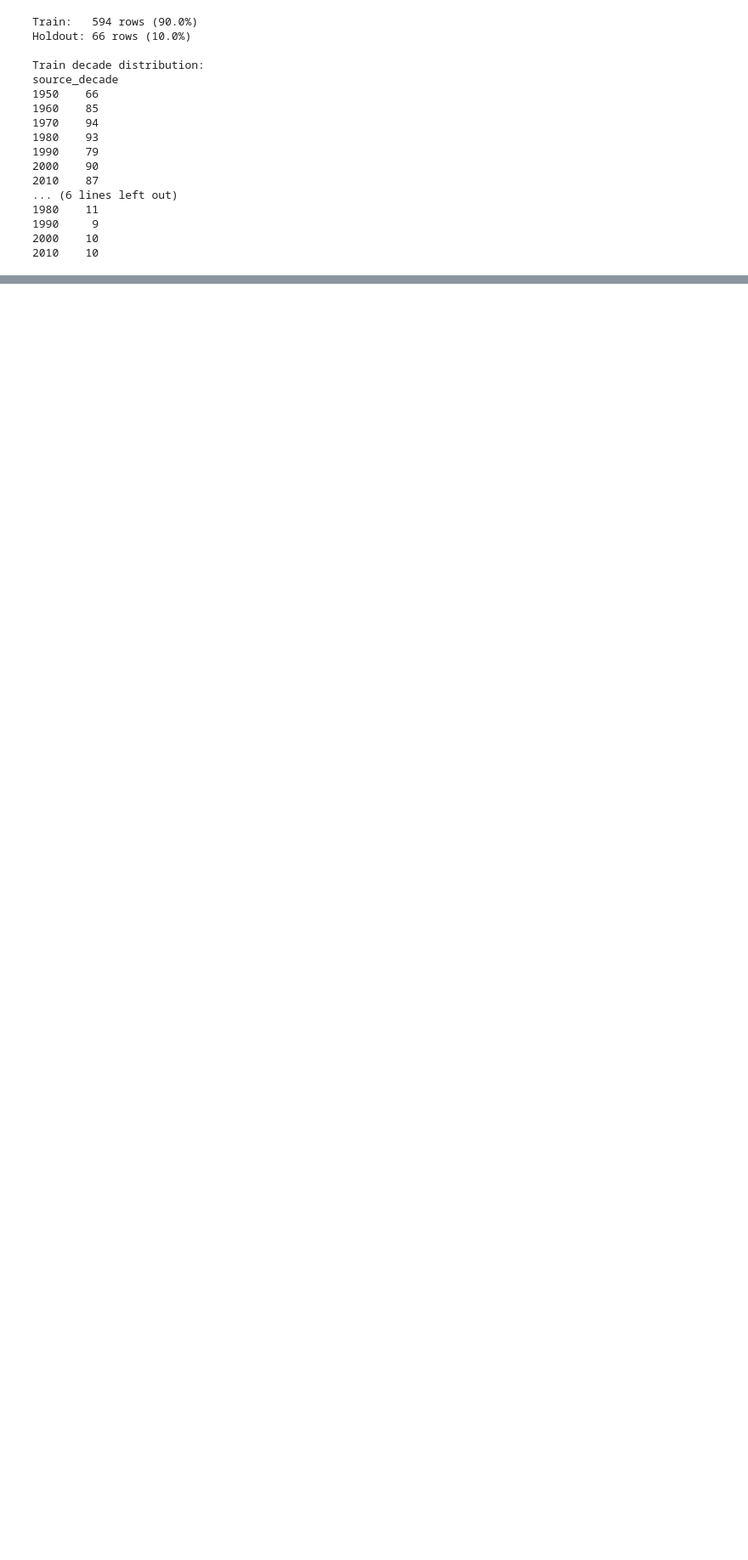
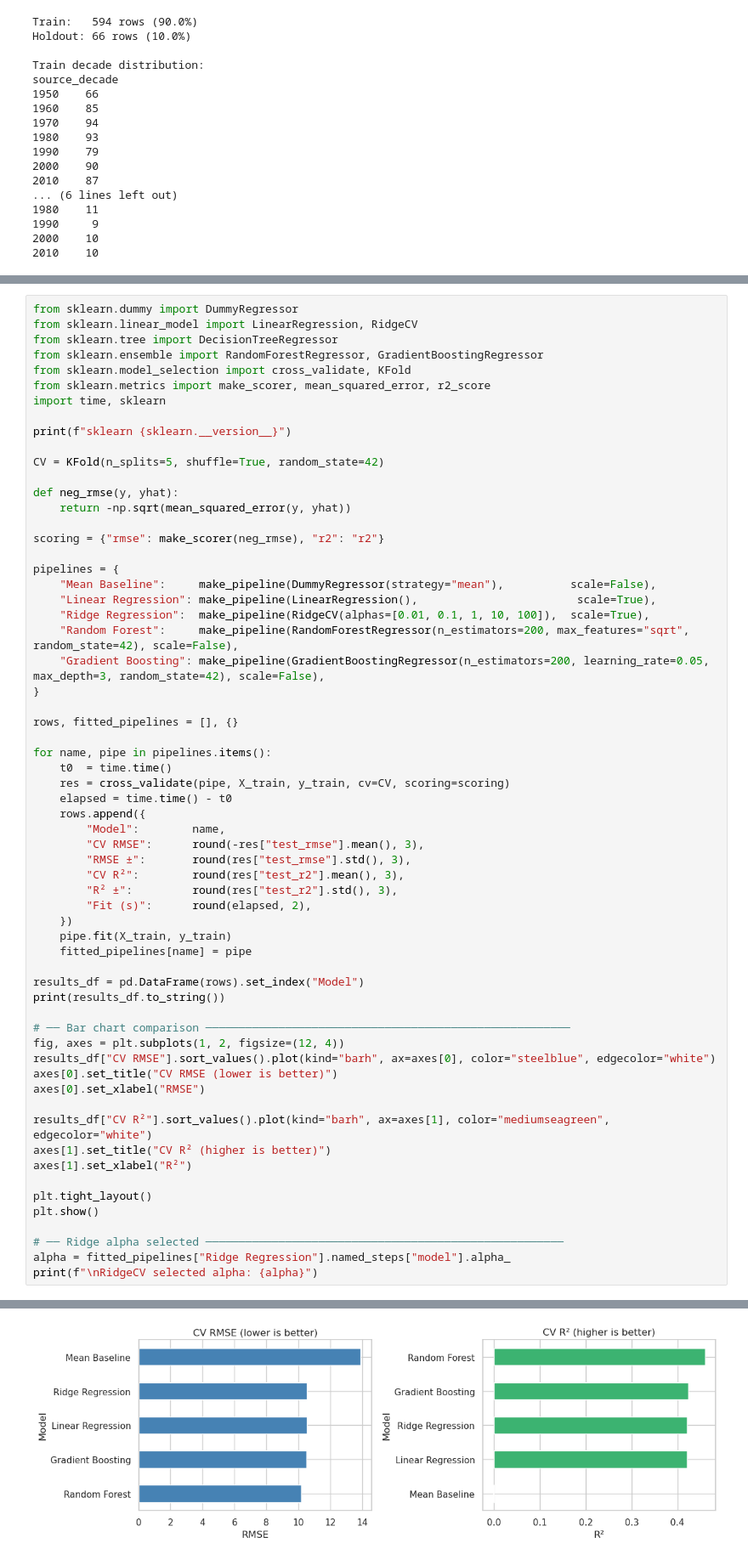
Before and after one commit to nathanorm/stats-notebook, a Jupyter notebook: notebooks/machine-learning/01-ml-tasks.ipynb, the cells around one changed output, grey strips where cells are left out. Shown at 85% size. Saved outputs shown, nothing was run; the diff lists cells and outputs as text; blank space fills up the shorter version.

Commit message:
wip: initial model building

```diff
--- a/notebooks/machine-learning/01-ml-tasks.ipynb
+++ b/notebooks/machine-learning/01-ml-tasks.ipynb
@@ -449,0 +523,63 @@ source_decade
+# %%
+from sklearn.dummy import DummyRegressor
+from sklearn.linear_model import LinearRegression, RidgeCV
+from sklearn.tree import DecisionTreeRegressor
+from sklearn.ensemble import RandomForestRegressor, GradientBoostingRegressor
+from sklearn.model_selection import cross_validate, KFold
+from sklearn.metrics import make_scorer, mean_squared_error, r2_score
+import time, sklearn
+
+print(f"sklearn {sklearn.__version__}")
+
+CV = KFold(n_splits=5, shuffle=True, random_state=42)
+
+def neg_rmse(y, yhat):
+    return -np.sqrt(mean_squared_error(y, yhat))
+
+scoring = {"rmse": make_scorer(neg_rmse), "r2": "r2"}
+
+pipelines = {
+    "Mean Baseline":     make_pipeline(DummyRegressor(strategy="mean"),          scale=False),
+    "Linear Regression": make_pipeline(LinearRegression(),                        scale=True),
+    "Ridge Regression":  make_pipeline(RidgeCV(alphas=[0.01, 0.1, 1, 10, 100]),  scale=True),
+    "Random Forest":     make_pipeline(RandomForestRegressor(n_estimators=200, max_features="sqrt", random_state=42), scale=False),
+    "Gradient Boosting": make_pipeline(GradientBoostingRegressor(n_estimators=200, learning_rate=0.05, max_depth=3, random_state=42), scale=False),
+}
+
+rows, fitted_pipelines = [], {}
+
+for name, pipe in pipelines.items():
+    t0  = time.time()
+    res = cross_validate(pipe, X_train, y_train, cv=CV, scoring=scoring)
+    elapsed = time.time() - t0
+    rows.append({
+        "Model":        name,
+        "CV RMSE":      round(-res["test_rmse"].mean(), 3),
+        "RMSE ±":       round(res["test_rmse"].std(), 3),
+        "CV R²":        round(res["test_r2"].mean(), 3),
+        "R² ±":         round(res["test_r2"].std(), 3),
+        "Fit (s)":      round(elapsed, 2),
+    })
+    pipe.fit(X_train, y_train)
+    fitted_pipelines[name] = pipe
+
+results_df = pd.DataFrame(rows).set_index("Model")
+print(results_df.to_string())
+
+# ── Bar chart comparison ───────────────────────────────────────────────────────
+fig, axes = plt.subplots(1, 2, figsize=(12, 4))
+results_df["CV RMSE"].sort_values().plot(kind="barh", ax=axes[0], color="steelblue", edgecolor="white")
+axes[0].set_title("CV RMSE (lower is better)")
+axes[0].set_xlabel("RMSE")
+
+results_df["CV R²"].sort_values().plot(kind="barh", ax=axes[1], color="mediumseagreen", edgecolor="white")
+axes[1].set_title("CV R² (higher is better)")
+axes[1].set_xlabel("R²")
+
+plt.tight_layout()
+plt.show()
+
+# ── Ridge alpha selected ──────────────────────────────────────────────────────
+alpha = fitted_pipelines["Ridge Regression"].named_steps["model"].alpha_
+print(f"\nRidgeCV selected alpha: {alpha}")
+# %% [output]
@@ -449,0 +594 @@ source_decade
+[figure, added]
```
Also changed, not shown: parts of 9 cells of this notebook.
